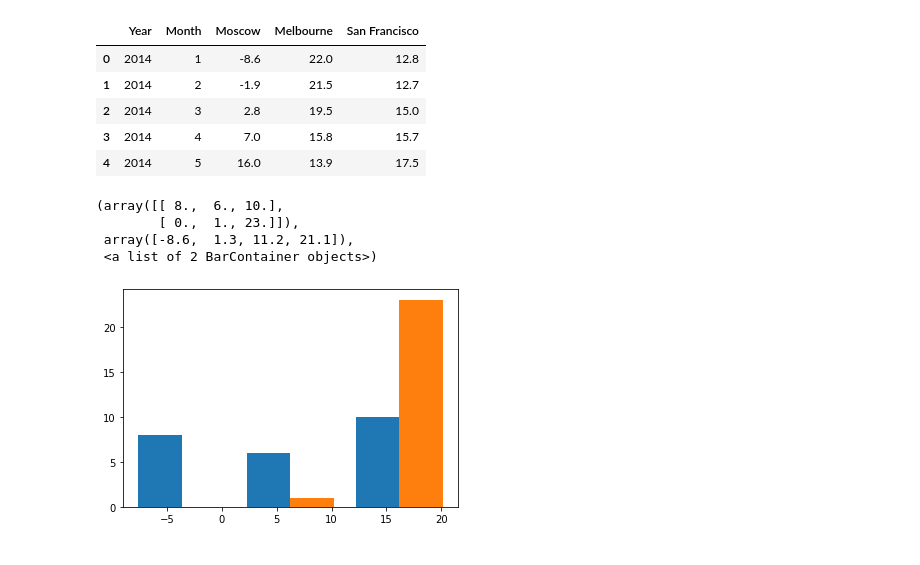
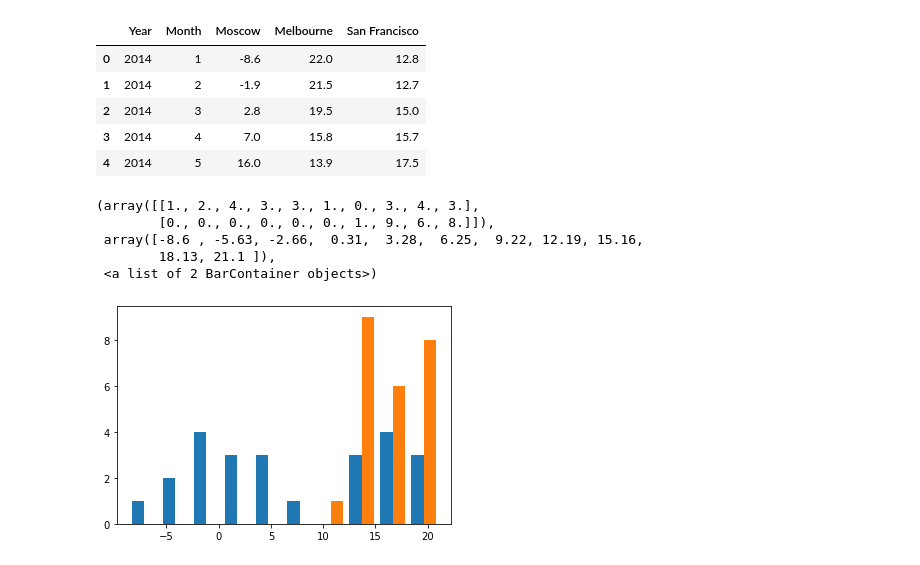
Before and after one commit to H4rsh4/Edureka_Python-Course, a Jupyter notebook: Day 4/Case Study 3/m4_cs3_sol.ipynb, the cells around one changed output. Cells and saved outputs as stored; diff of their text form; code cells hidden in the pictures.

```diff
--- a/Day 4/Case Study 3/m4_cs3_sol.ipynb
+++ b/Day 4/Case Study 3/m4_cs3_sol.ipynb
@@ -1,5 +1,5 @@
 # %%
-PATH_TO_DATA = 'E:/Edureka_Python-Course/Data Sources/Day_4/'
+PATH_TO_DATA = '/home/h4rsh4/learn/Edureka_Python-Course/Data Sources/Day_4/'
 # %%
 import pandas as pd
 import numpy as np
@@ -24,14 +24,11 @@ citytemps_df_raw.head()
 | 3 | 2014 | 4 | 7.0 | 15.8 | 15.7 |
 | 4 | 2014 | 5 | 16.0 | 13.9 | 17.5 |
 # %%
-plt.hist([citytemps_df_raw.Moscow,
-          citytemps_df_raw['San Francisco']
-         ],
-         bins=3,
-        )
+plt.hist([citytemps_df_raw.Moscow, citytemps_df_raw['San Francisco']])
 # %% [output]
-(array([[ 8.,  6., 10.],
-        [ 0.,  1., 23.]]),
- array([-8.6,  1.3, 11.2, 21.1]),
+(array([[1., 2., 4., 3., 3., 1., 0., 3., 4., 3.],
+        [0., 0., 0., 0., 0., 0., 1., 9., 6., 8.]]),
+ array([-8.6 , -5.63, -2.66,  0.31,  3.28,  6.25,  9.22, 12.19, 15.16,
+        18.13, 21.1 ]),
  <a list of 2 BarContainer objects>)
-[figure, old version]
+[figure, new version]
```
Also changed, not shown: parts of 7 cells of this notebook, 5 other files.
